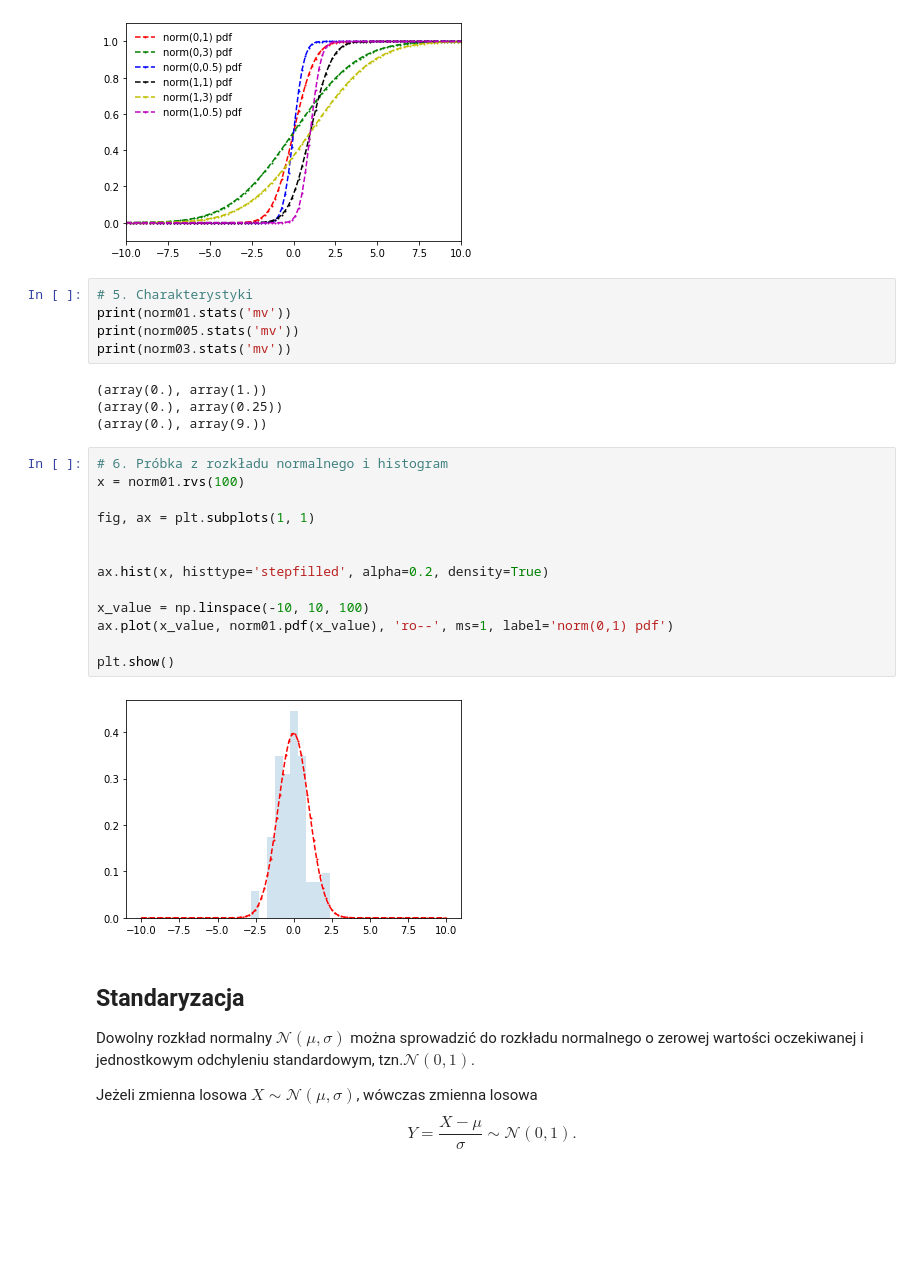
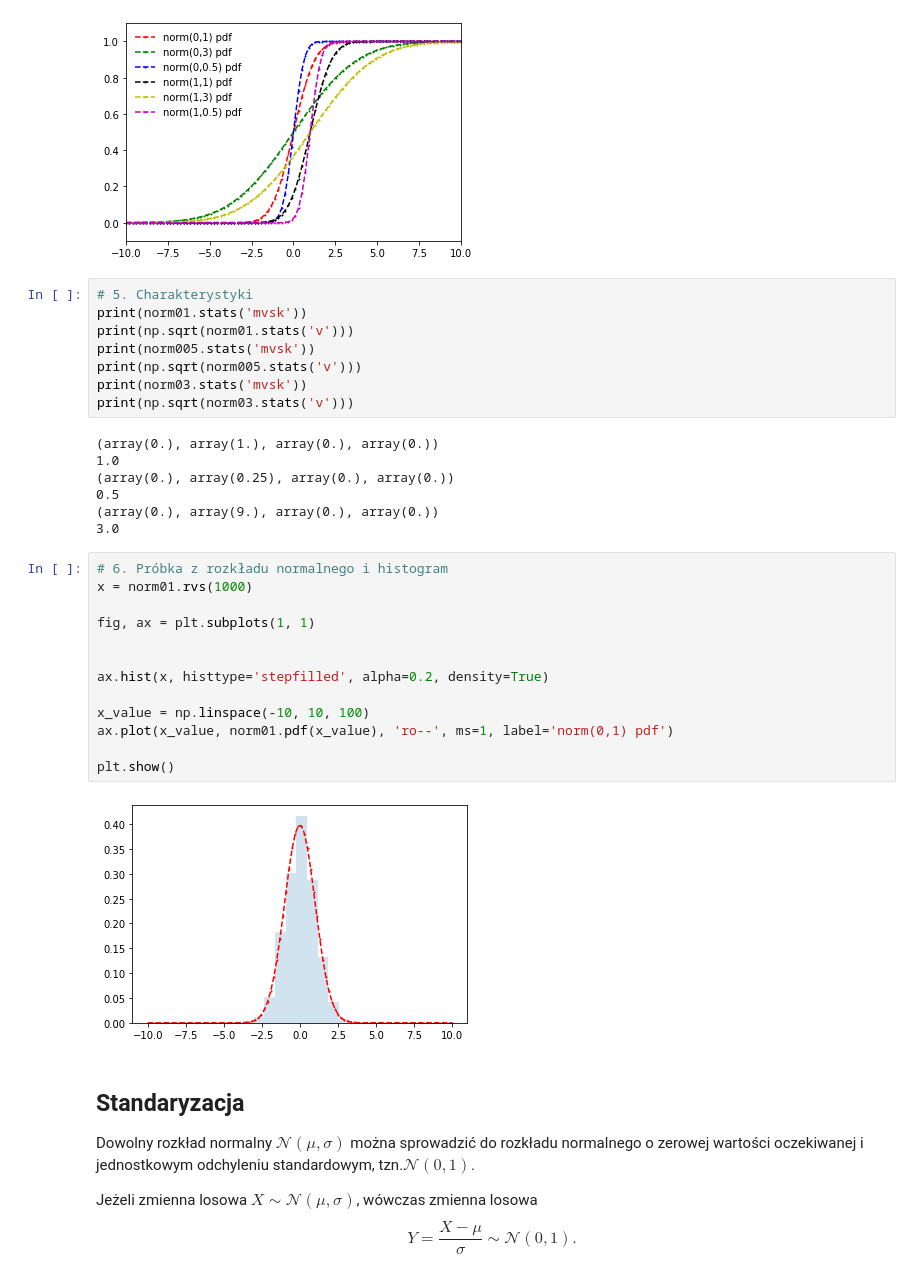
Before and after one commit to mdabrowski-phd/ds250223_stat, a Jupyter notebook: 02_rachunek_prawdopodobienstwa/05_rozklad_normalny.ipynb, the cells around one changed output. Saved outputs shown, nothing was run; the diff lists cells and outputs as text; blank space fills up the shorter version.

```diff
--- a/02_rachunek_prawdopodobienstwa/05_rozklad_normalny.ipynb
+++ b/02_rachunek_prawdopodobienstwa/05_rozklad_normalny.ipynb
@@ -93,28 +93,34 @@ plt.show()
 [figure]
 # %%
 # 5. Charakterystyki
-print(norm01.stats('mv'))
-print(norm005.stats('mv'))
-print(norm03.stats('mv'))
+print(norm01.stats('mvsk'))
+print(np.sqrt(norm01.stats('v')))
+print(norm005.stats('mvsk'))
+print(np.sqrt(norm005.stats('v')))
+print(norm03.stats('mvsk'))
+print(np.sqrt(norm03.stats('v')))
 # %% [output]
-(array(0.), array(1.))
-(array(0.), array(0.25))
-(array(0.), array(9.))
+(array(0.), array(1.), array(0.), array(0.))
+1.0
+(array(0.), array(0.25), array(0.), array(0.))
+0.5
+(array(0.), array(9.), array(0.), array(0.))
+3.0
 # %%
 # 6. Próbka z rozkładu normalnego i histogram
-x = norm01.rvs(100)
+x = norm01.rvs(1000)
 
 fig, ax = plt.subplots(1, 1)
 
 
 ax.hist(x, histtype='stepfilled', alpha=0.2, density=True)
 
 x_value = np.linspace(-10, 10, 100)
 ax.plot(x_value, norm01.pdf(x_value), 'ro--', ms=1, label='norm(0,1) pdf')
 
 plt.show()
 # %% [output]
-[figure, old version]
+[figure, new version]
 # %% [markdown]
 ## Standaryzacja
 
```
Also changed, not shown: parts of 11 cells of this notebook.
